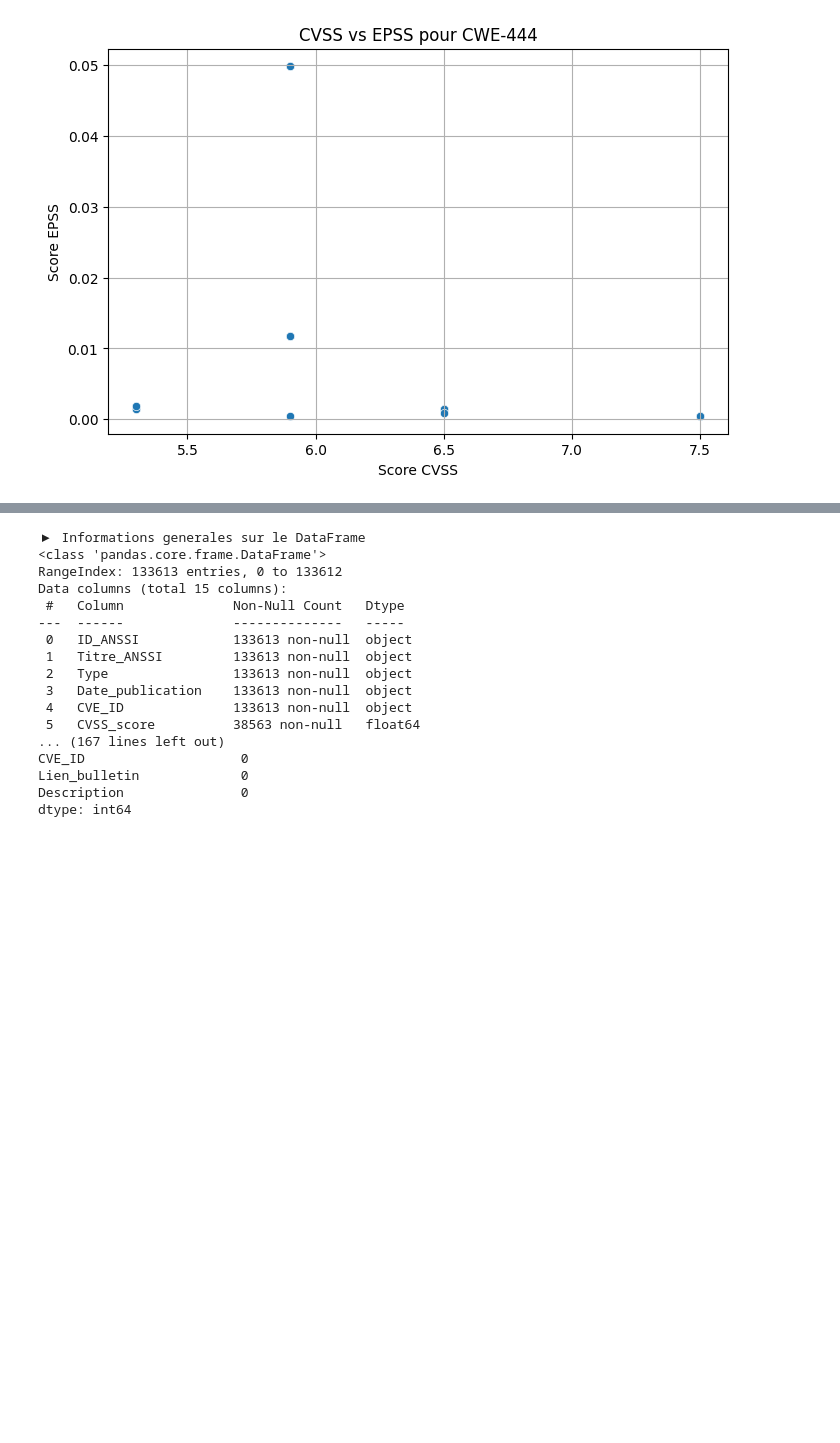
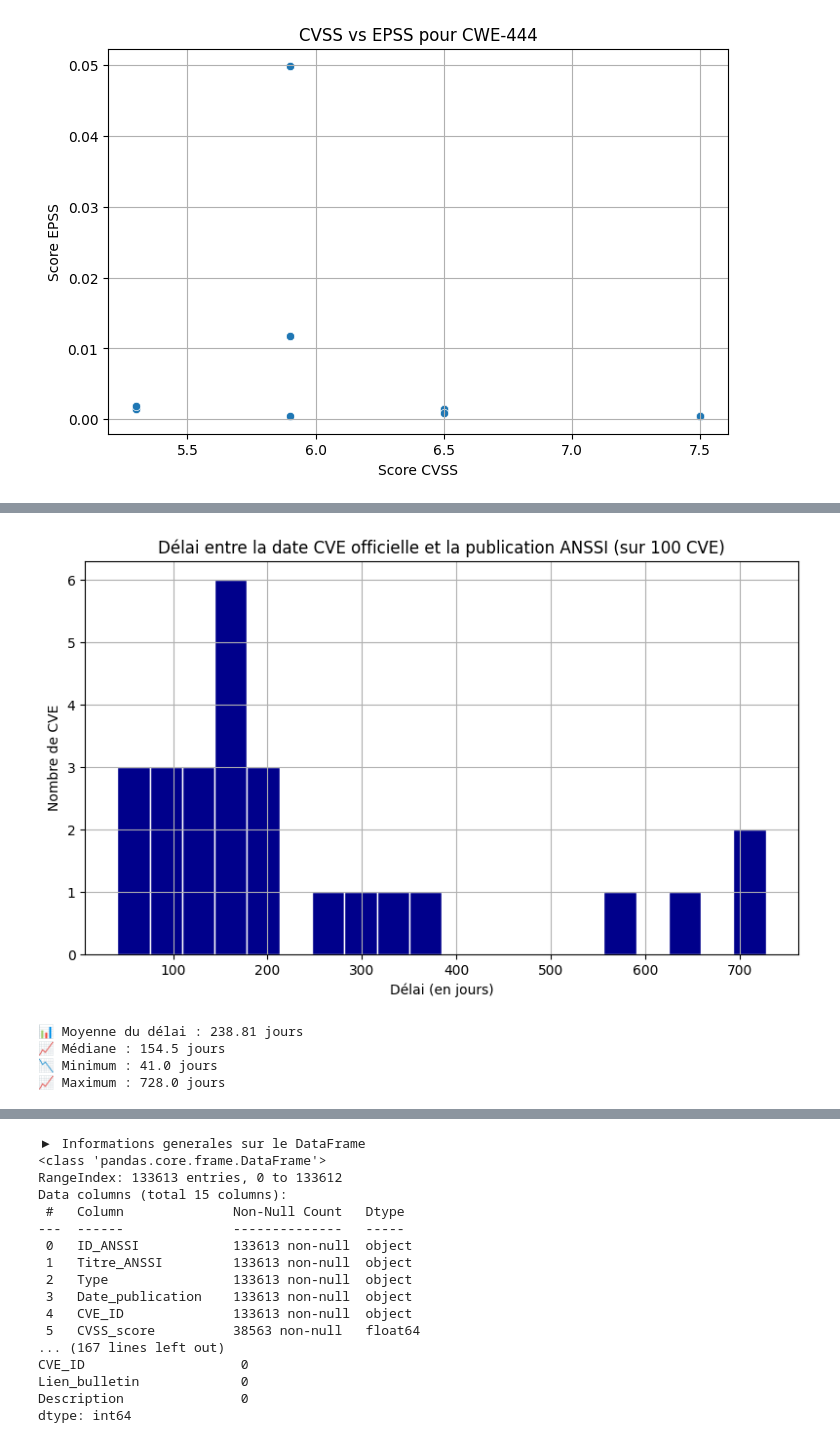
Before and after one commit to charlottines/TD-ANSSI, a Jupyter notebook: data.ipynb, the cells around one changed output, grey strips where cells are left out. Drawn from its saved outputs; the diff is of its cells as text; code cells hidden in the pictures; blank space fills up the shorter version.

```diff
--- a/data.ipynb
+++ b/data.ipynb
@@ -158,0 +199,58 @@ DataFrame.csv mis à jour ! Total lignes : 133614
+# %%
+import pandas as pd
+import requests
+from datetime import datetime
+import matplotlib.pyplot as plt
+
+# Charger les données ANSSI
+df = pd.read_csv("DataFrame.csv")
+df = df.dropna(subset=["CVE_ID", "Date_publication"])
+
+# Forcer les dates ANSSI à être des datetime sans fuseau horaire
+df["Date_publication"] = pd.to_datetime(df["Date_publication"], errors="coerce").dt.tz_localize(None)
+
+# Fonction pour récupérer la date officielle de la CVE depuis l'API MITRE
+def get_cve_date(cve_id):
+    try:
+        url = f"https://cveawg.mitre.org/api/cve/{cve_id}"
+        response = requests.get(url, timeout=10)
+        response.raise_for_status()
+        data = response.json()
+        return data.get("cveMetadata", {}).get("datePublished")
+    except Exception as e:
+        print(f"⚠️ Erreur récupération date pour {cve_id}: {e}")
+        return None
+
+# Sélectionner un échantillon pour test (éviter surcharge API)
+sample = df.drop_duplicates(subset=["CVE_ID"]).head(100).copy()
+
+# Obtenir les dates CVE
+sample["Date_CVE"] = sample["CVE_ID"].apply(get_cve_date)
+sample["Date_CVE"] = pd.to_datetime(sample["Date_CVE"], errors="coerce").dt.tz_localize(None)
+
+# Calculer le délai en jours
+sample["Delai_jours"] = (sample["Date_publication"] - sample["Date_CVE"]).dt.days
+sample = sample.dropna(subset=["Delai_jours"])
+sample = sample[sample["Delai_jours"] >= 0]
+
+# Afficher l'histogramme des délais
+plt.figure(figsize=(8,5))
+sample["Delai_jours"].hist(bins=20, color="darkblue", edgecolor="white")
+plt.title("Délai entre la date CVE officielle et la publication ANSSI (sur 100 CVE)")
+plt.xlabel("Délai (en jours)")
+plt.ylabel("Nombre de CVE")
+plt.grid(True)
+plt.tight_layout()
+plt.show()
+
+# Statistiques
+print("📊 Moyenne du délai :", round(sample["Delai_jours"].mean(), 2), "jours")
+print("📈 Médiane :", sample["Delai_jours"].median(), "jours")
+print("📉 Minimum :", sample["Delai_jours"].min(), "jours")
+print("📈 Maximum :", sample["Delai_jours"].max(), "jours")
+# %% [output]
+[figure, added]
+📊 Moyenne du délai : 238.81 jours
+📈 Médiane : 154.5 jours
+📉 Minimum : 41.0 jours
+📈 Maximum : 728.0 jours
```
Also changed, not shown: parts of 3 cells of this notebook.
